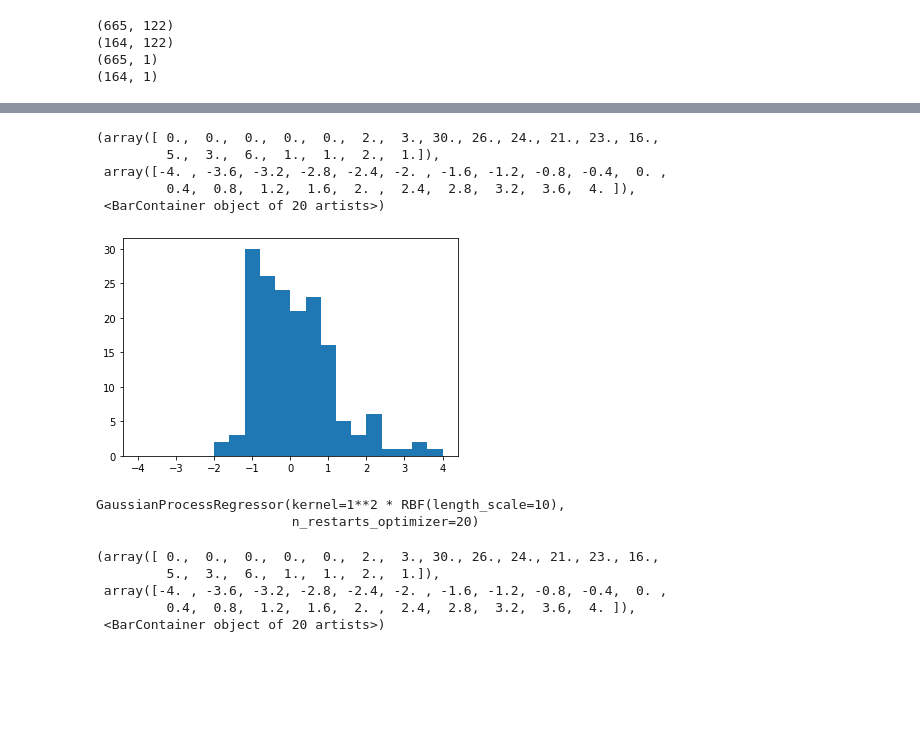
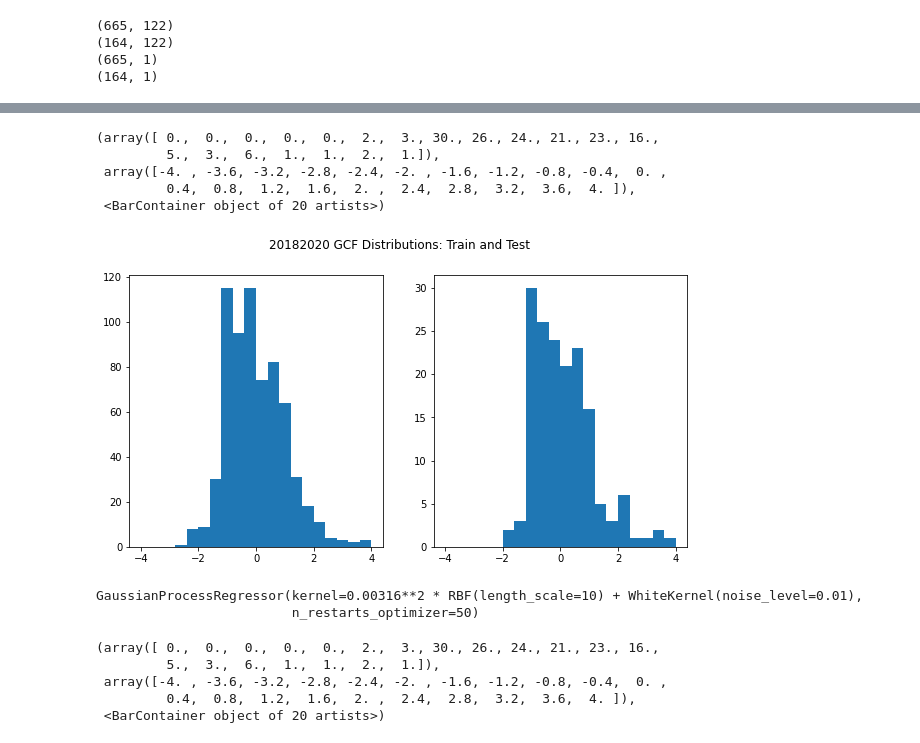
Before and after one commit to hdmcspadden/BayesianML, a Jupyter notebook: GPRegressionPlayground/GPRUsingSkLearn.ipynb, the cells around one changed output, grey strips where cells are left out. Saved outputs shown, nothing was run; the diff lists cells and outputs as text; code cells hidden in the pictures; blank space fills up the shorter version.

```diff
--- a/GPRegressionPlayground/GPRUsingSkLearn.ipynb
+++ b/GPRegressionPlayground/GPRUsingSkLearn.ipynb
@@ -251,12 +262,18 @@ plt.hist(train_array_y, bins=20, range=[-4, 4])
-# %%
-plt.hist(test_array_y, bins=20, range=[-4, 4])
-# %% [output]
-(array([ 0.,  0.,  0.,  0.,  0.,  2.,  3., 30., 26., 24., 21., 23., 16.,
-         5.,  3.,  6.,  1.,  1.,  2.,  1.]),
- array([-4. , -3.6, -3.2, -2.8, -2.4, -2. , -1.6, -1.2, -0.8, -0.4,  0. ,
-         0.4,  0.8,  1.2,  1.6,  2. ,  2.4,  2.8,  3.2,  3.6,  4. ]),
- <BarContainer object of 20 artists>)
-[figure, removed]
+# %%
+fig, (ax1, ax2) = plt.subplots(1, 2, figsize=(10, 5))
+fig.suptitle('20182020 GCF Distributions: Train and Test')
+ax1.hist(train_array_y, bins=20, range=[-4, 4])
+ax2.hist(test_array_y, bins=20, range=[-4, 4])
+
+
+#plt.hist(train_array_y, bins=20, range=[-4, 4])
+# %% [output]
+(array([ 0.,  0.,  0.,  0.,  0.,  2.,  3., 30., 26., 24., 21., 23., 16.,
+         5.,  3.,  6.,  1.,  1.,  2.,  1.]),
+ array([-4. , -3.6, -3.2, -2.8, -2.4, -2. , -1.6, -1.2, -0.8, -0.4,  0. ,
+         0.4,  0.8,  1.2,  1.6,  2. ,  2.4,  2.8,  3.2,  3.6,  4. ]),
+ <BarContainer object of 20 artists>)
+[figure, added]
 # %%
 #train features to use
 current_min = train_array_X[:,0]
@@ -302,9 +329,23 @@ test_gcf = test_array_y[:,0]
 # %%
 
 # this is our training set as an array
-#X_gcf = np.asarray([current_mean,current_max,pressure_mean,pressure_max,d1_mean,d1_max,mean_a_mean,amax_minus_imax]).T
-X_gcf = np.asarray([current_min,current_mean,current_max,a_max_minus_std,sum_a_i_max,current_sigma,min_a_mean,a_mean_minus_std,sum_a_i_mean,pressure_max]).T
-test_X_gcf = np.asarray([test_current_min,test_current_mean,test_current_max,test_a_max_minus_std,test_sum_a_i_max,test_current_sigma,test_min_a_mean,test_a_mean_minus_std,test_sum_a_i_mean,test_pressure_max]).T
+#X_gcf = np.asarray([current_min,current_mean,current_max,a_max_minus_std,sum_a_i_max,current_sigma,min_a_mean,a_mean_minus_std,sum_a_i_mean,pressure_max]).T
+#test_X_gcf = np.asarray([test_current_min,test_current_mean,test_current_max,test_a_max_minus_std,test_sum_a_i_max,test_current_sigma,test_min_a_mean,test_a_mean_minus_std,test_sum_a_i_mean,test_pressure_max]).T
+
+X_gcf = np.asarray([current_min,current_mean,current_max,current_sigma,
+    a_max_minus_std,sum_a_i_max,min_a_mean,a_mean_minus_std,sum_a_i_mean,max_a_mean,
+    pressure_max,pressure_mean,
+    d5_max,d1_mean,d1_max]).T
+
+test_X_gcf = np.asarray([test_current_min,test_current_mean,test_current_max,test_current_sigma,
+    test_a_max_minus_std,test_sum_a_i_max,test_min_a_mean,test_a_mean_minus_std,test_sum_a_i_mean,test_max_a_mean,
+    test_pressure_max,test_pressure_mean,
+    test_d5_max,test_d1_mean,test_d1_max]).T
+
+# just current and pressure do not work with the RBF-only kernel
+#X_gcf = np.asarray([current_min, current_mean, current_max, pressure_max, pressure_mean]).T
+#test_X_gcf = np.asarray([test_current_min, test_current_mean, test_current_max, test_pressure_max, test_pressure_mean]).T
+
 #print(X.shape)
 
 y_gcf = np.asarray(gcf).T
@@ -312,18 +353,17 @@ test_y_gcf = np.asarray(test_gcf).T
 #print(y)
 
 # Instantiate a Gaussian Process model
-# guessing at noise
-#dy = 0.5 + 1.0 * np.random.random(y_gcf.shape)
 # guessing at kernel
-kernel = C(1.0, (1e-4, 1e4)) * RBF(10, (1e-2, 1e2))
+kernel = (C(1e-5) * RBF(10, (1e-2, 1e2))) + WhiteKernel(1e-2)
+#kernel = (RBF(10, (1e-2, 1e2)))
 # GP
-gp = GaussianProcessRegressor(kernel=kernel, n_restarts_optimizer=20)
+gp = GaussianProcessRegressor(kernel=kernel, n_restarts_optimizer=50)
 
 # Fit to data using Maximum Likelihood Estimation of the parameters
 gp.fit(X_gcf, y_gcf)
 # %% [output]
-GaussianProcessRegressor(kernel=1**2 * RBF(length_scale=10),
-                         n_restarts_optimizer=20)
+GaussianProcessRegressor(kernel=0.00316**2 * RBF(length_scale=10) + WhiteKernel(noise_level=0.01),
+                         n_restarts_optimizer=50)
 # %%
 #gpr.score(X, y)
 preds_gcf_stdv = gp.predict(test_X_gcf, return_std=True)
```
Also changed, not shown: parts of 17 cells of this notebook, 12 other files.
